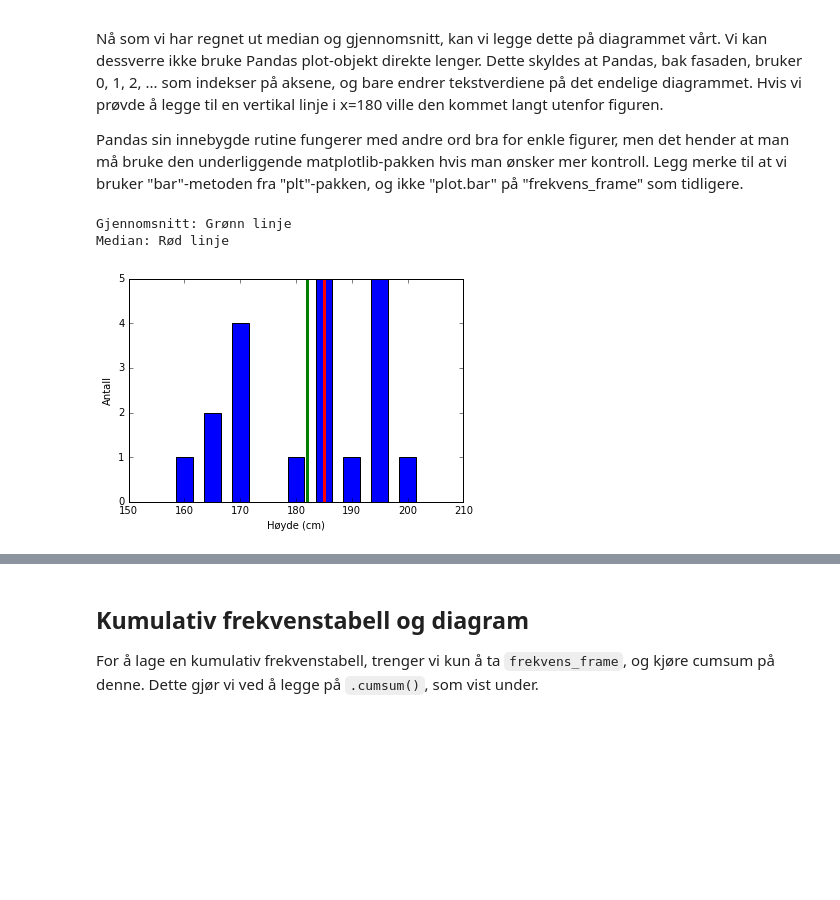
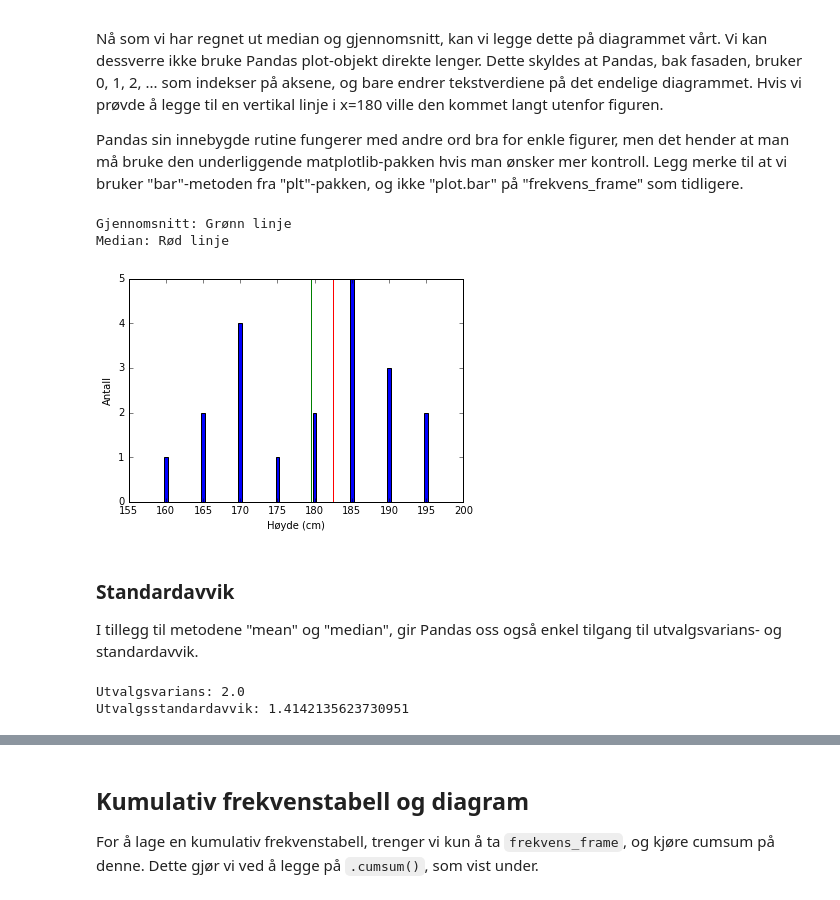
Before and after one commit to oal/ma155-pandas-manual, a Jupyter notebook: notebooks/Frekvenstabell og -diagram.ipynb, the cells around one changed output, grey strips where cells are left out. Cells and saved outputs as stored; diff of their text form; code cells hidden in the pictures; blank space fills up the shorter version.

Commit message:
Standardavvik.

```diff
--- a/notebooks/Frekvenstabell og -diagram.ipynb
+++ b/notebooks/Frekvenstabell og -diagram.ipynb
@@ -12,7 +12,7 @@ For å lage en frekvenstabell, lag en ny celle i notebooken (Insert -> Cell belo
 from pandas import Series
 
 hoyder = Series(
-    [165, 170, 195, 190, 170, 170, 185, 160, 170, 165, 185, 195, 185, 195, 200, 195, 185, 180, 185, 195],
+    [165, 175, 190, 190, 170, 170, 185, 160, 170, 165, 180, 195, 185, 195, 185, 190, 185, 180, 185, 170],
     name='Målinger'
 )
 print(hoyder.name)
@@ -106,23 +106,36 @@ Pandas sin innebygde rutine fungerer med andre ord bra for enkle figurer, men de
 # %%
 # Sett opp aksebeskrivelse for den nye figuren
 plt.xlabel('Høyde (cm)')
 plt.ylabel('Antall')
 
 xs = frekvens_frame.index # X-verdiene fra pandas DataFrame
 ys = frekvens_frame['Målinger']
 
-plt.bar(xs, ys, width=3, align='center') # Bruker matplotlib/plt direkte, ved å bruke x- og y-verdiene over
+plt.bar(xs, ys, width=0.5, align='center') # Bruker matplotlib/plt direkte, ved å bruke x- og y-verdiene over
 
-# Tegne en bred, grønn linje for gjennomsnitt, og rød for median
-plt.axvline(gjsnitt, color='g', linewidth=3)
-plt.axvline(median, color='r', linewidth=3)
+# Tegne grønn linje for gjennomsnitt, og rød for median
+plt.axvline(gjsnitt, color='g')
+plt.axvline(median, color='r')
 
 # Beskrivelse
 print('Gjennomsnitt: Grønn linje')
 print('Median: Rød linje')
 
 plt.show()
 # %% [output]
 Gjennomsnitt: Grønn linje
 Median: Rød linje
-[figure, old version]
+[figure, new version]
+# %% [markdown]
+### Standardavvik
+
+I tillegg til metodene "mean" og "median", gir Pandas oss også enkel tilgang til utvalgsvarians- og standardavvik.
+# %%
+varians = frekvens.var()
+std_av = frekvens.std()
+
+print('Utvalgsvarians:', varians)
+print('Utvalgsstandardavvik:', std_av)
+# %% [output]
+Utvalgsvarians: 2.0
+Utvalgsstandardavvik: 1.4142135623730951
```
Also changed, not shown: parts of 9 cells of this notebook, 1 other file.
